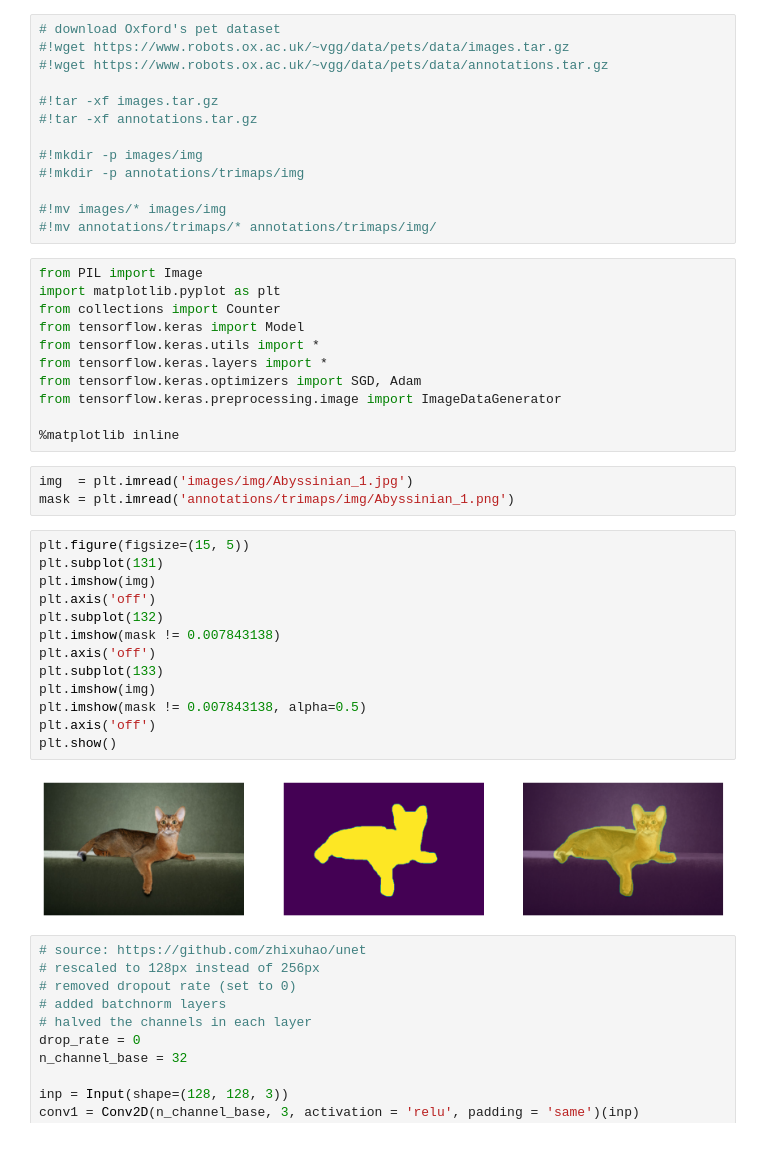
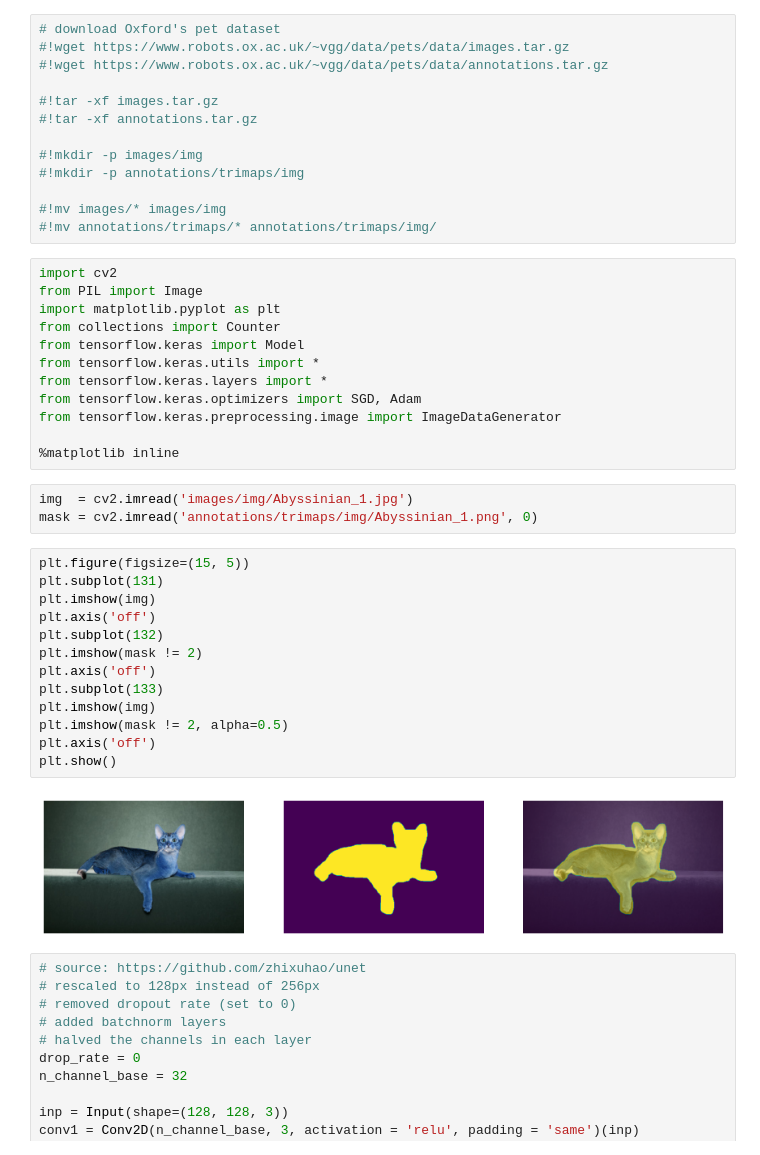
Before and after one commit to patbaa/demo_notebooks, a Jupyter notebook: segmentation_network.ipynb, the cells around one changed output. Drawn from its saved outputs; the diff is of its cells as text.

```diff
--- a/segmentation_network.ipynb
+++ b/segmentation_network.ipynb
@@ -14,6 +14,7 @@
 #!mv images/* images/img
 #!mv annotations/trimaps/* annotations/trimaps/img/
 # %%
+import cv2
 from PIL import Image
 import matplotlib.pyplot as plt
 from collections import Counter
@@ -25,23 +26,23 @@ from tensorflow.keras.preprocessing.image import ImageDataGenerator
 
 %matplotlib inline
 # %%
-img  = plt.imread('images/img/Abyssinian_1.jpg')
-mask = plt.imread('annotations/trimaps/img/Abyssinian_1.png')
+img  = cv2.imread('images/img/Abyssinian_1.jpg')
+mask = cv2.imread('annotations/trimaps/img/Abyssinian_1.png', 0)
 # %%
 plt.figure(figsize=(15, 5))
 plt.subplot(131)
 plt.imshow(img)
 plt.axis('off')
 plt.subplot(132)
-plt.imshow(mask != 0.007843138)
+plt.imshow(mask != 2)
 plt.axis('off')
 plt.subplot(133)
 plt.imshow(img)
-plt.imshow(mask != 0.007843138, alpha=0.5)
+plt.imshow(mask != 2, alpha=0.5)
 plt.axis('off')
 plt.show()
 # %% [output]
-[figure, old version]
+[figure, new version]
 # %%
 # source: https://github.com/zhixuhao/unet
 # rescaled to 128px instead of 256px
```
Also changed, not shown: parts of 6 cells of this notebook.
